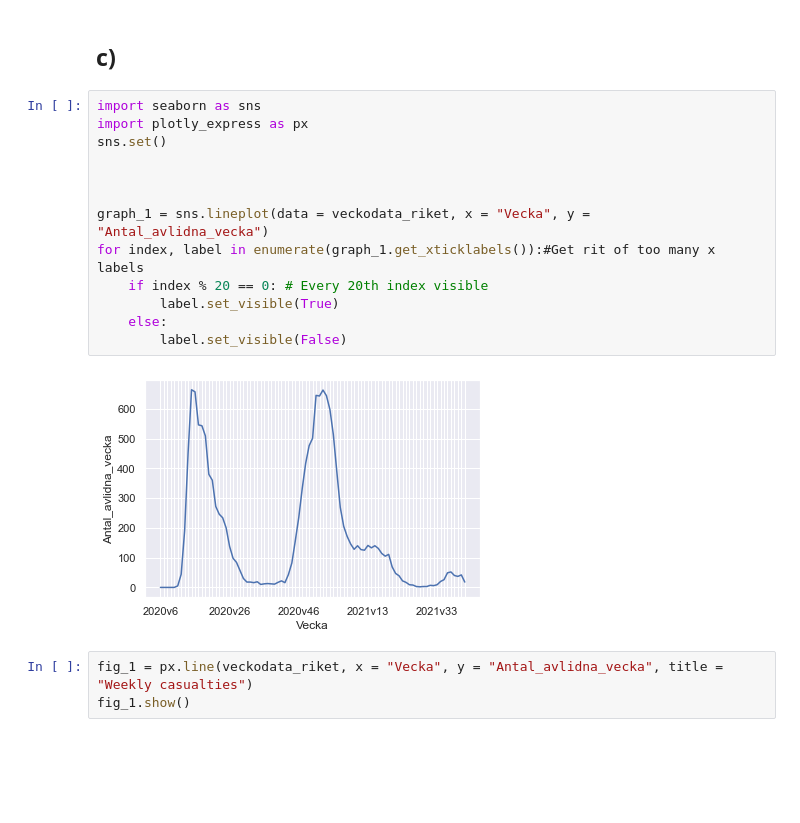
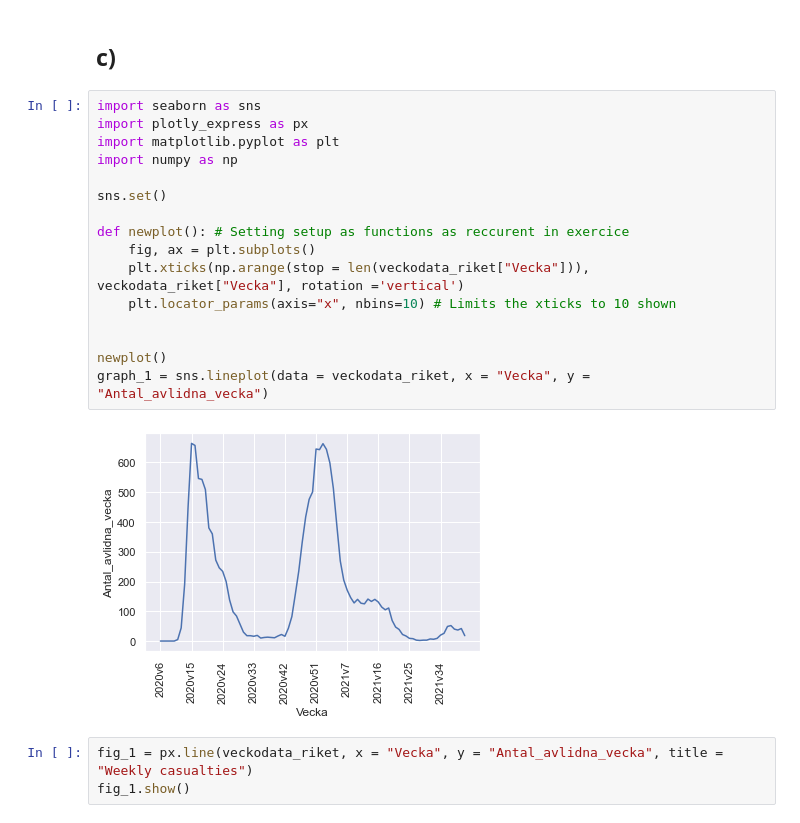
Before and after one commit to Lelelass/Databehandling-21, a Jupyter notebook: Labb_1/uppgift_1.ipynb, the cells around one changed output. Saved outputs shown, nothing was run; the diff lists cells and outputs as text; blank space fills up the shorter version.

```diff
--- a/Labb_1/uppgift_1.ipynb
+++ b/Labb_1/uppgift_1.ipynb
@@ -44,21 +44,24 @@ veckodata_riket
 89 rows × 12 columns
 # %% [markdown]
 ## c)
-# %%
-import seaborn as sns
-import plotly_express as px
-sns.set()
-
-
-
-graph_1 = sns.lineplot(data = veckodata_riket, x = "Vecka", y = "Antal_avlidna_vecka")
-for index, label in enumerate(graph_1.get_xticklabels()):#Get rit of too many x labels
-    if index % 20 == 0: # Every 20th index visible
-        label.set_visible(True)
-    else:
-        label.set_visible(False)
-# %% [output]
-[figure, removed]
+# %%
+import seaborn as sns
+import plotly_express as px
+import matplotlib.pyplot as plt
+import numpy as np
+
+sns.set()
+
+def newplot(): # Setting setup as functions as reccurent in exercice
+    fig, ax = plt.subplots()
+    plt.xticks(np.arange(stop = len(veckodata_riket["Vecka"])), veckodata_riket["Vecka"], rotation ='vertical')
+    plt.locator_params(axis="x", nbins=10) # Limits the xticks to 10 shown
+
+
+newplot()
+graph_1 = sns.lineplot(data = veckodata_riket, x = "Vecka", y = "Antal_avlidna_vecka")
+# %% [output]
+[figure, added]
 # %%
 fig_1 = px.line(veckodata_riket, x = "Vecka", y = "Antal_avlidna_vecka", title = "Weekly casualties")
 fig_1.show()
```
Also changed, not shown: parts of 7 cells of this notebook.
